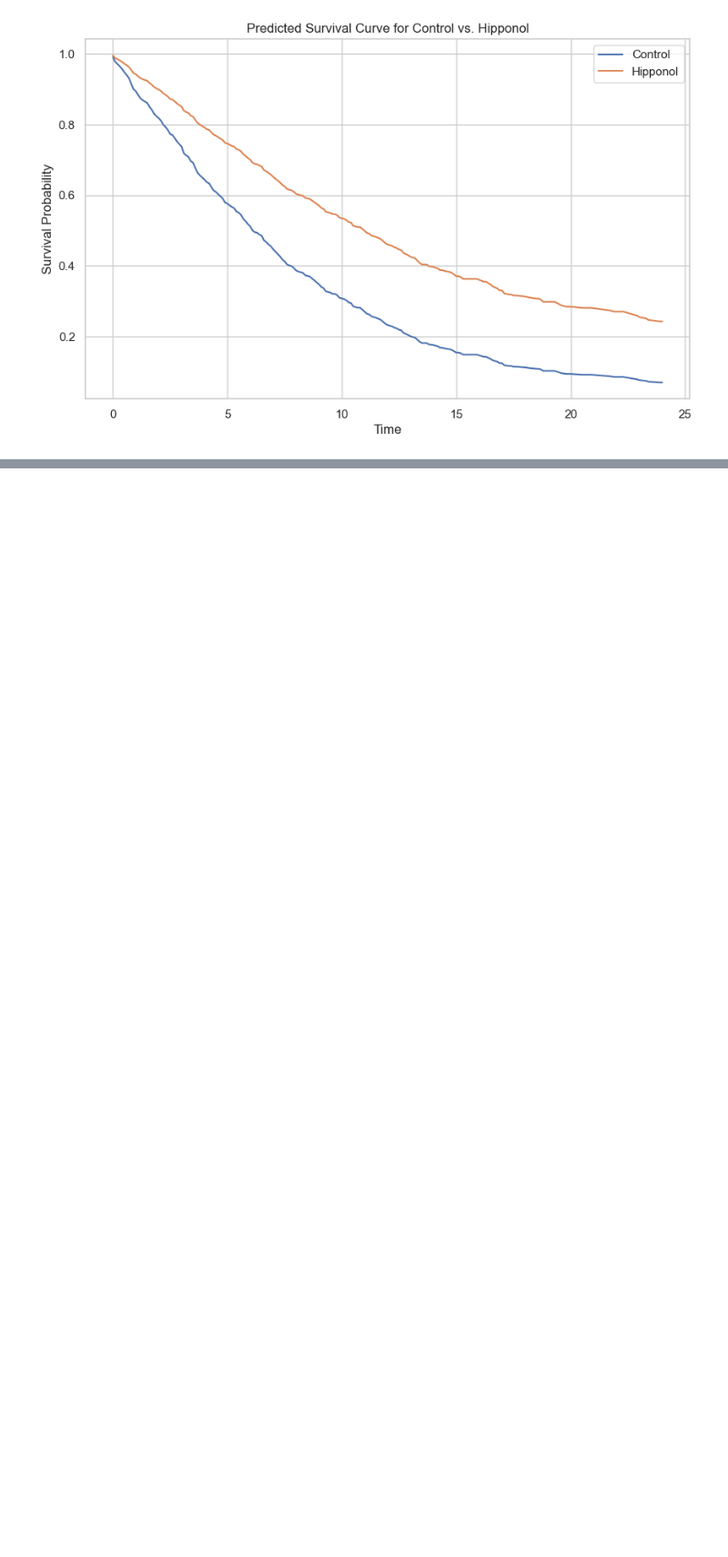
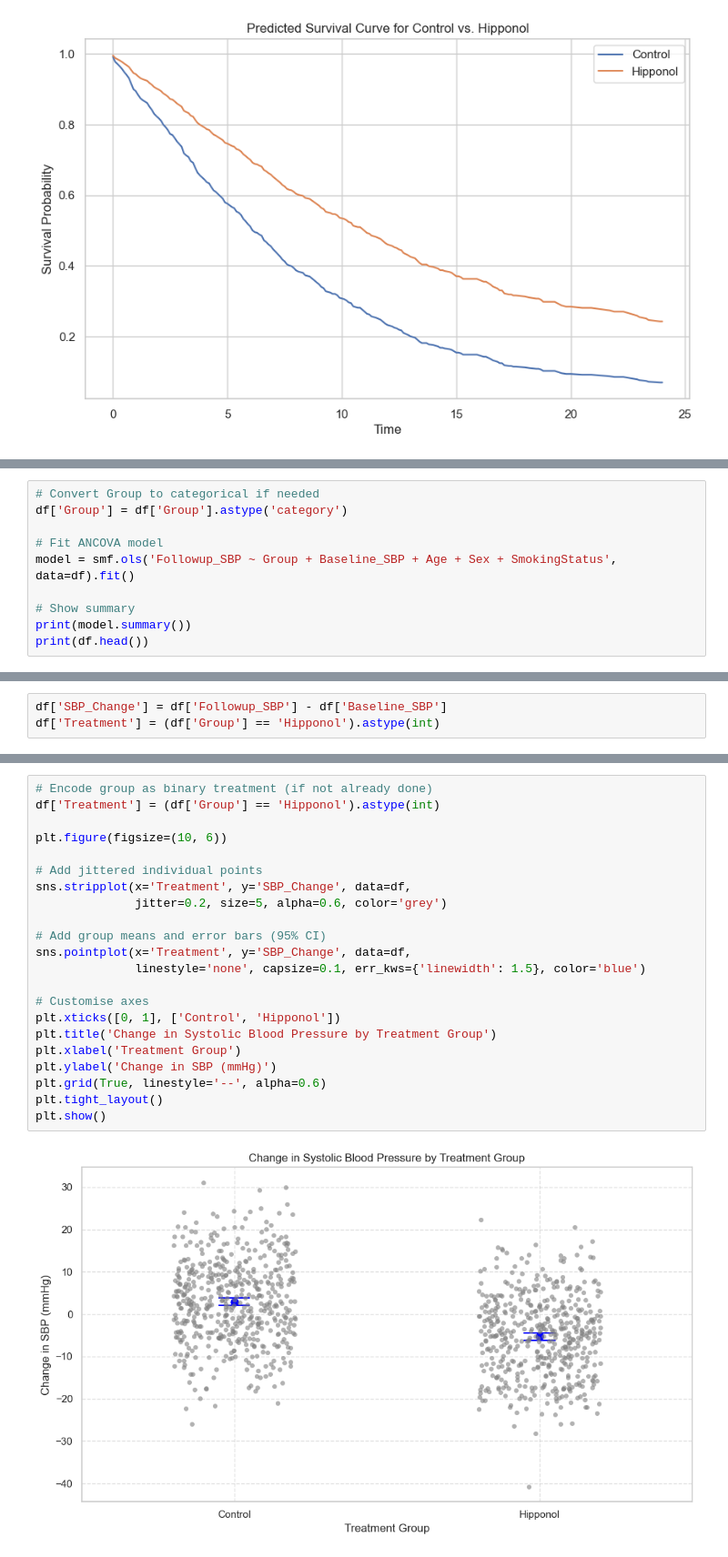
Before and after one commit to ggkuhnle/data-analysis-toolkit-FNS, a Jupyter notebook: notebooks/10_mini_projects/10.1_clinical_trial.ipynb, the cells around one changed output, grey strips where cells are left out. Shown at 91% size. Drawn from its saved outputs; the diff is of its cells as text; blank space fills up the shorter version.

```diff
--- a/notebooks/10_mini_projects/10.1_clinical_trial.ipynb
+++ b/notebooks/10_mini_projects/10.1_clinical_trial.ipynb
@@ -940,0 +1143,10 @@ plt.show()
+# %%
+# Convert Group to categorical if needed
+df['Group'] = df['Group'].astype('category')
+
+# Fit ANCOVA model
+model = smf.ols('Followup_SBP ~ Group + Baseline_SBP + Age + Sex + SmokingStatus', data=df).fit()
+
+# Show summary
+print(model.summary())
+print(df.head())
@@ -940,0 +1186,3 @@ plt.show()
+# %%
+df['SBP_Change'] = df['Followup_SBP'] - df['Baseline_SBP']
+df['Treatment'] = (df['Group'] == 'Hipponol').astype(int)
@@ -940,0 +1248,24 @@ plt.show()
+# %%
+# Encode group as binary treatment (if not already done)
+df['Treatment'] = (df['Group'] == 'Hipponol').astype(int)
+
+plt.figure(figsize=(10, 6))
+
+# Add jittered individual points
+sns.stripplot(x='Treatment', y='SBP_Change', data=df,
+              jitter=0.2, size=5, alpha=0.6, color='grey')
+
+# Add group means and error bars (95% CI)
+sns.pointplot(x='Treatment', y='SBP_Change', data=df,
+              linestyle='none', capsize=0.1, err_kws={'linewidth': 1.5}, color='blue')
+
+# Customise axes
+plt.xticks([0, 1], ['Control', 'Hipponol'])
+plt.title('Change in Systolic Blood Pressure by Treatment Group')
+plt.xlabel('Treatment Group')
+plt.ylabel('Change in SBP (mmHg)')
+plt.grid(True, linestyle='--', alpha=0.6)
+plt.tight_layout()
+plt.show()
+# %% [output]
+[figure, added]
```
Also changed, not shown: parts of 51 cells of this notebook.
